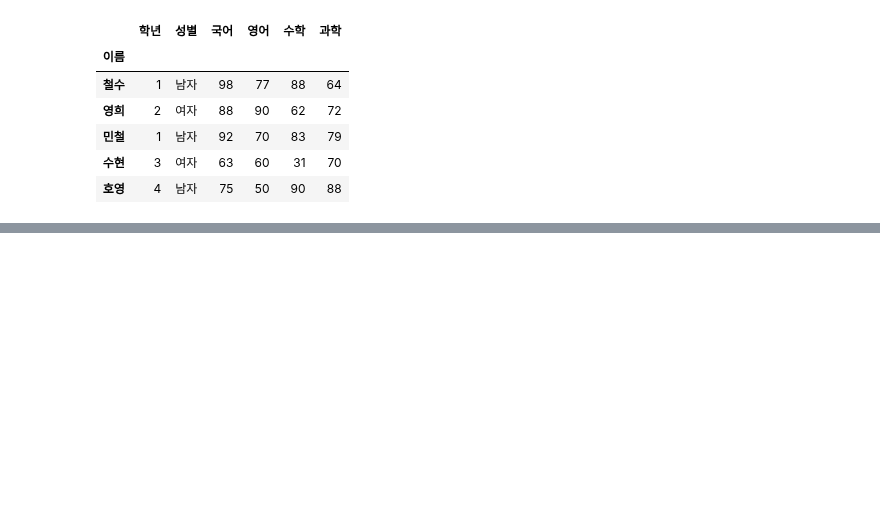
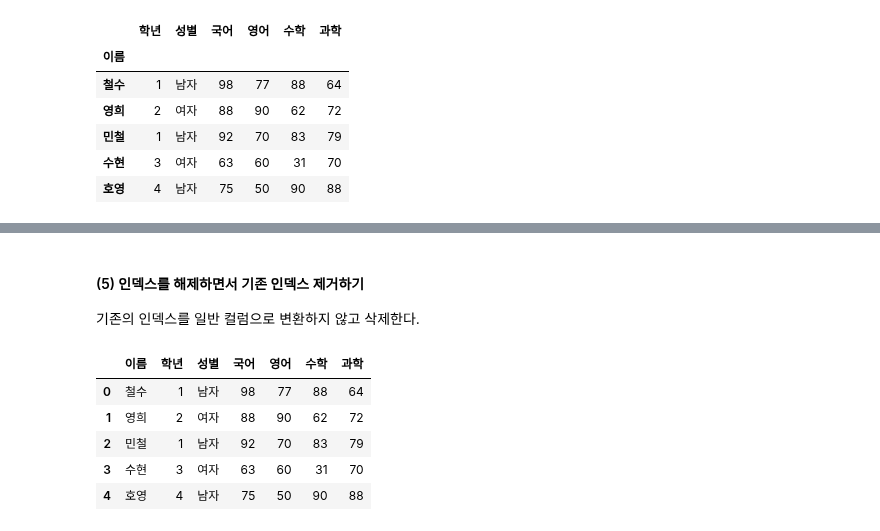
Before and after one commit to hyk2202/megait, a Jupyter notebook: megait/D. 탐색적 데이터 분석/02. Pandas 자료형/03_Dataframe_생성하기.ipynb, the cells around one changed output, grey strips where cells are left out. Cells and saved outputs as stored; diff of their text form; code cells hidden in the pictures; blank space fills up the shorter version.

```diff
--- a/megait/D. 탐색적 데이터 분석/02. Pandas 자료형/03_Dataframe_생성하기.ipynb
+++ b/megait/D. 탐색적 데이터 분석/02. Pandas 자료형/03_Dataframe_생성하기.ipynb
@@ -142,0 +211,13 @@ df
+# %% [markdown]
+#### (5) 인덱스를 해제하면서 기존 인덱스 제거하기
+
+기존의 인덱스를 일반 컬럼으로 변환하지 않고 삭제한다.
+# %%
+df3.reset_index(drop=True)
+# %% [output]
+|  | 이름 | 학년 | 성별 | 국어 | 영어 | 수학 | 과학 |
+| 0 | 철수 | 1 | 남자 | 98 | 77 | 88 | 64 |
+| 1 | 영희 | 2 | 여자 | 88 | 90 | 62 | 72 |
+| 2 | 민철 | 1 | 남자 | 92 | 70 | 83 | 79 |
+| 3 | 수현 | 3 | 여자 | 63 | 60 | 31 | 70 |
+| 4 | 호영 | 4 | 남자 | 75 | 50 | 90 | 88 |
```
Also changed, not shown: parts of 16 cells of this notebook.
